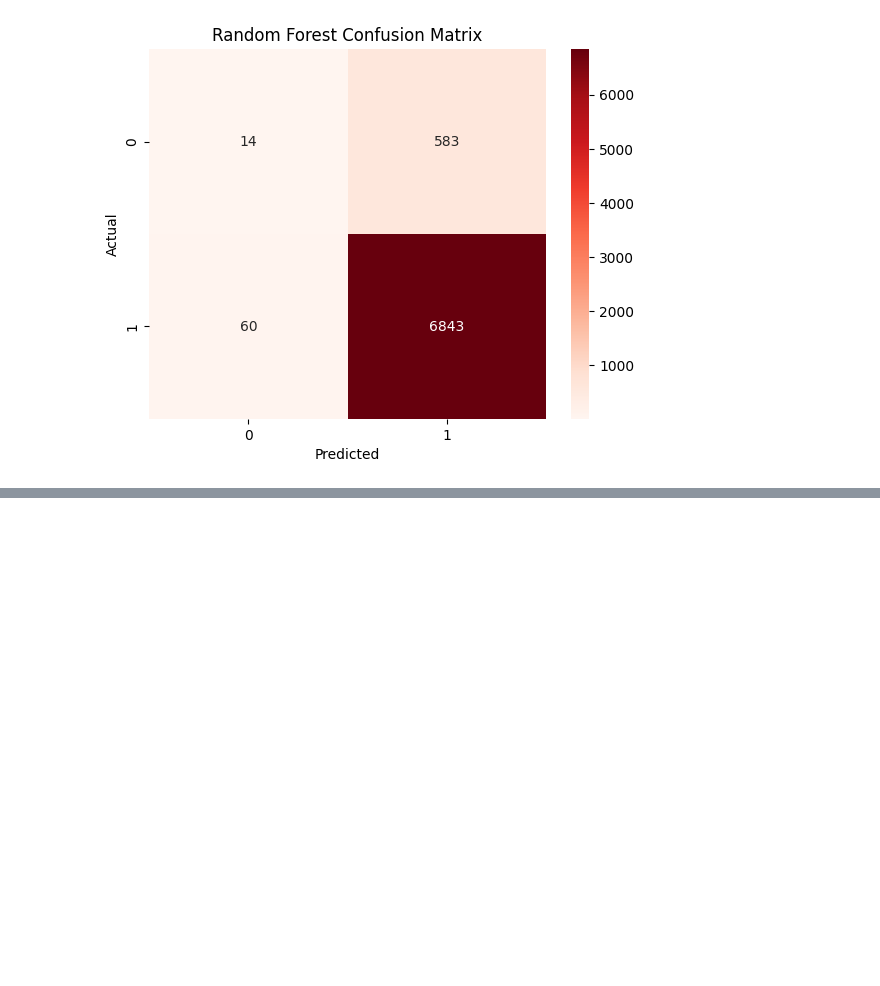
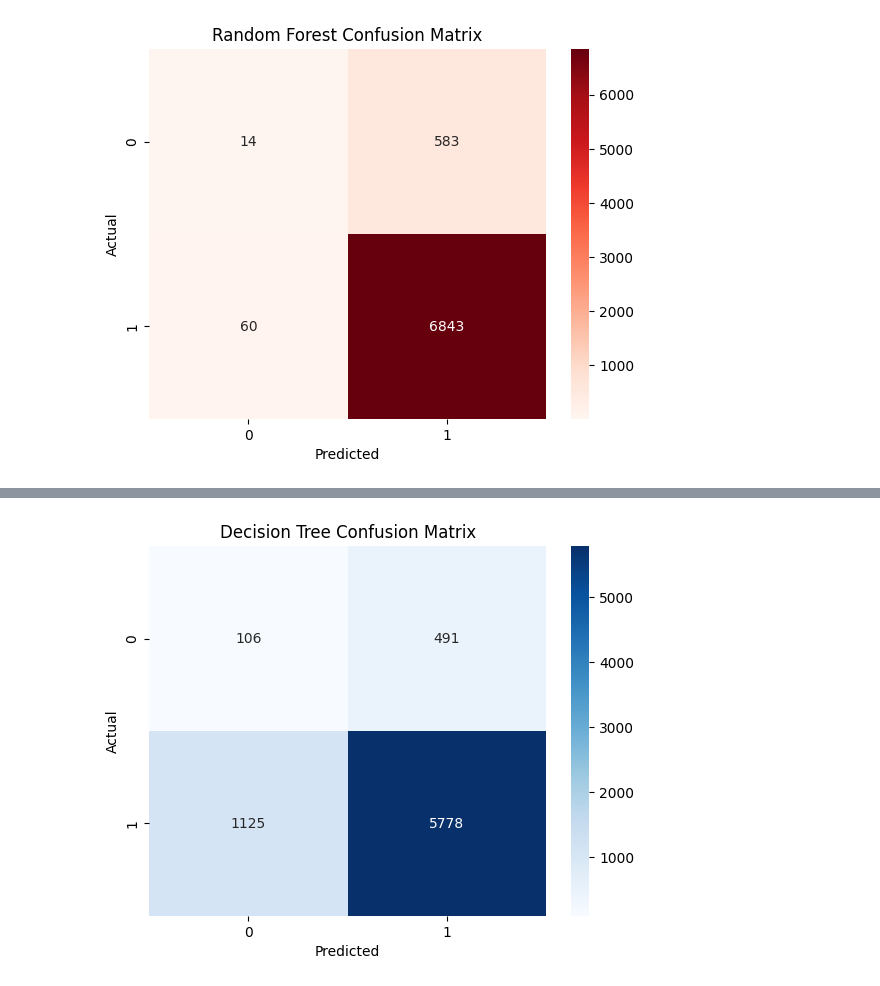
Before and after one commit to samifahim07/PsychWell-Predictive-Modeling, a Jupyter notebook: mental_health.ipynb, the cells around one changed output, grey strips where cells are left out. Drawn from its saved outputs; the diff is of its cells as text; code cells hidden in the pictures; blank space fills up the shorter version.

```diff
--- a/mental_health.ipynb
+++ b/mental_health.ipynb
@@ -580,3 +580,71 @@ Classification Report :
    macro avg       0.56      0.51      0.50      7500
 weighted avg       0.86      0.91      0.88      7500
 [figure]
+# %%
+# Decision Tree
+dt = DecisionTreeClassifier(random_state=42)
+
+# Hyperparameters
+param_grid = {
+    'criterion': ['gini', 'entropy', 'log_loss'],
+    'max_depth': [None, 5, 10, 15, 20, 30],
+    'min_samples_split': [2, 5, 10, 20],
+    'min_samples_leaf': [1, 2, 4, 8],
+    'max_features': [None, 'sqrt', 'log2'],
+    'splitter': ['best', 'random']
+}
+
+# Hyperparameter Tuning
+dt_random = RandomizedSearchCV(
+    estimator=dt,
+    param_distributions=param_grid,
+    n_iter=30,
+    cv=3,
+    scoring='accuracy',
+    random_state=42,
+    n_jobs=-1
+)
+
+dt_random.fit(xtrain, ytrain)
+
+# Best Parameters
+print("Best Parameters:")
+print(dt_random.best_params_)
+
+print("\nBest CV Score:")
+print(dt_random.best_score_ * 100)
+
+# Best Decision Tree Model
+model_1_dt = dt_random.best_estimator_
+
+# Training Score
+print("\n Training Score:",
+      model_1_dt.score(xtrain, ytrain) * 100)
+
+# Testing Score
+print(" Testing Score:",
+      model_1_dt.score(xtest, ytest) * 100)
+
+# Prediction
+y_pred_dt = model_1_dt.predict(xtest)
+
+# Accuracy
+ac_score_dt = accuracy_score(ytest, y_pred_dt)
+print("\nAccuracy Score :",
+      ac_score_dt * 100)
+
+# Classification Report
+class_rep_dt = classification_report(ytest, y_pred_dt)
+print("\nClassification Report :\n",
+      class_rep_dt)
+
+# Confusion Matrix
+con_max_dt = confusion_matrix(ytest, y_pred_dt)
+
+sns.heatmap(con_max_dt, annot=True, fmt='d', cmap="Blues")
+
+plt.title("Decision Tree Confusion Matrix")
+plt.xlabel("Predicted")
+plt.ylabel("Actual")
+plt.show()
+# %% [output]
@@ -582,0 +671 @@ weighted avg       0.86      0.91      0.88      7500
+[figure, added]
```
Also changed, not shown: parts of 1 cell of this notebook.
